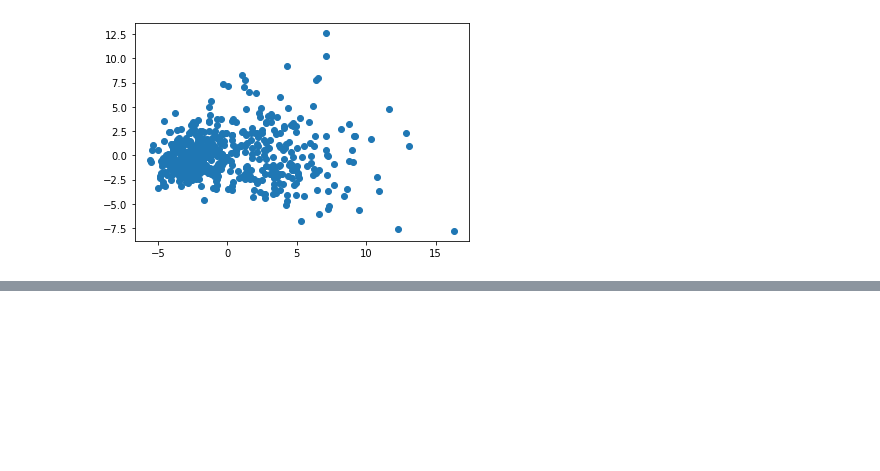
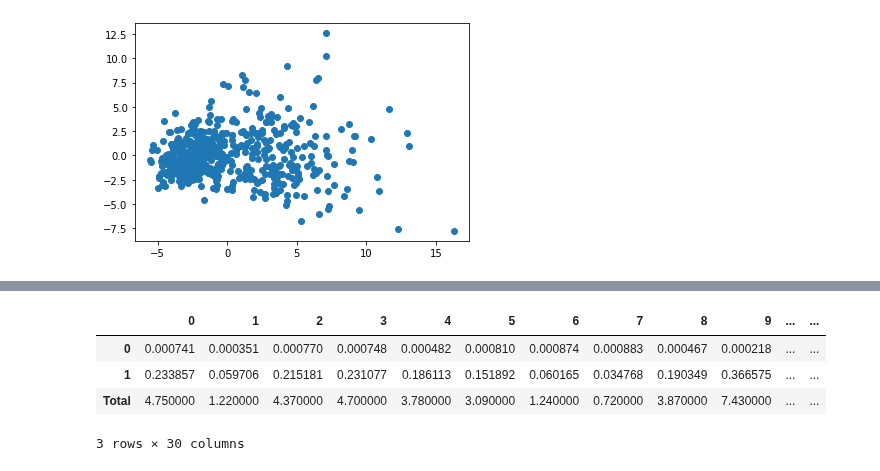
Before and after one commit to miltonluaces/ds_topics, a Jupyter notebook: 19_dimensionality_reduction/pca.ipynb, the cells around one changed output, grey strips where cells are left out. Drawn from its saved outputs; the diff is of its cells as text; code cells hidden in the pictures; blank space fills up the shorter version.

```diff
--- a/19_dimensionality_reduction/pca.ipynb
+++ b/19_dimensionality_reduction/pca.ipynb
@@ -50,0 +113,8 @@ plt.scatter(X_pca[:,0], X_pca[:,1]);
+# %%
+df_pca
+# %% [output]
+|  | 0 | 1 | 2 | 3 | 4 | 5 | 6 | 7 | 8 | 9 | ... | ... |
+| 0 | 0.000741 | 0.000351 | 0.000770 | 0.000748 | 0.000482 | 0.000810 | 0.000874 | 0.000883 | 0.000467 | 0.000218 | ... | ... |
+| 1 | 0.233857 | 0.059706 | 0.215181 | 0.231077 | 0.186113 | 0.151892 | 0.060165 | 0.034768 | 0.190349 | 0.366575 | ... | ... |
+| Total | 4.750000 | 1.220000 | 4.370000 | 4.700000 | 3.780000 | 3.090000 | 1.240000 | 0.720000 | 3.870000 | 7.430000 | ... | ... |
+3 rows × 30 columns
```
Also changed, not shown: parts of 10 cells of this notebook, 9 other files.
